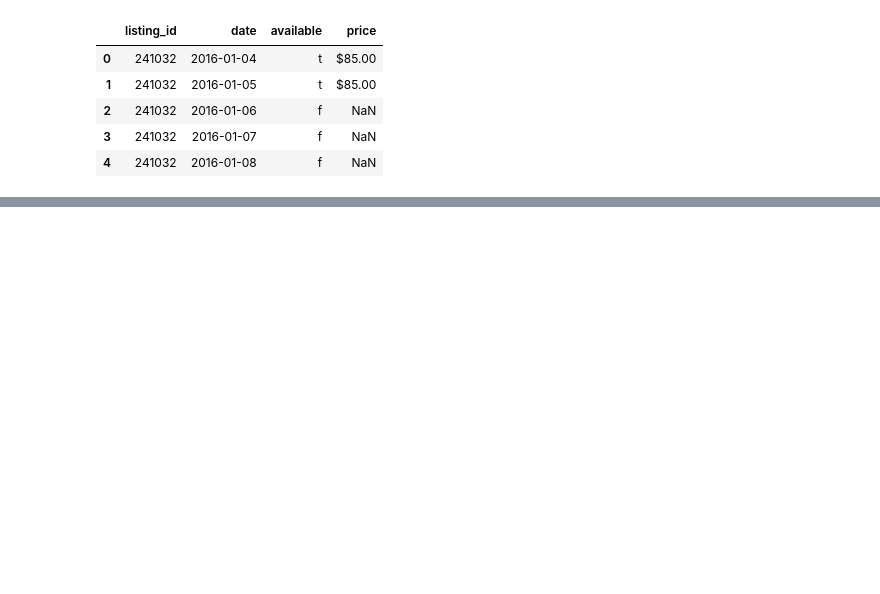
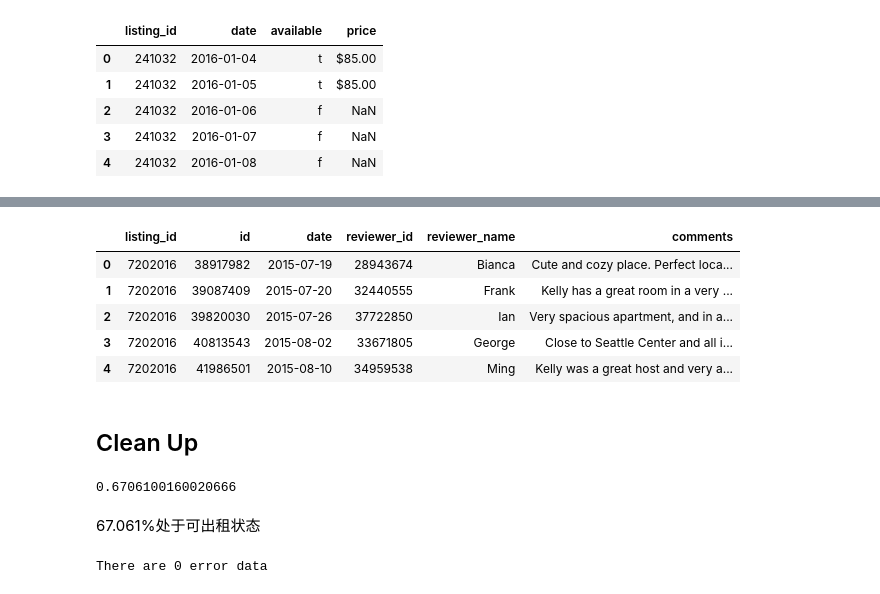
Before and after one commit to Rheasilvia/airbnb, a Jupyter notebook: airbnb.ipynb, the cells around one changed output, grey strips where cells are left out. Cells and saved outputs as stored; diff of their text form; code cells hidden in the pictures; blank space fills up the shorter version.

```diff
--- a/airbnb.ipynb
+++ b/airbnb.ipynb
@@ -51,0 +218,26 @@ df_boston_airbnb_calendar_raw.head()
+# %%
+df_settle_reviews_raw.head()
+# %% [output]
+|  | listing_id | id | date | reviewer_id | reviewer_name | comments |
+| 0 | 7202016 | 38917982 | 2015-07-19 | 28943674 | Bianca | Cute and cozy place. Perfect loca... |
+| 1 | 7202016 | 39087409 | 2015-07-20 | 32440555 | Frank | Kelly has a great room in a very ... |
+| 2 | 7202016 | 39820030 | 2015-07-26 | 37722850 | Ian | Very spacious apartment, and in a... |
+| 3 | 7202016 | 40813543 | 2015-08-02 | 33671805 | George | Close to Seattle Center and all i... |
+| 4 | 7202016 | 41986501 | 2015-08-10 | 34959538 | Ming | Kelly was a great host and very a... |
+# %% [markdown]
+## Clean Up
+# %%
+## available settle
+df_settle_clendar_raw.loc[df_settle_clendar_raw['available']=='t'].shape[0]/df_settle_clendar_raw.shape[0]
+# %% [output]
+0.6706100160020666
+# %% [markdown]
+67.061%处于可出租状态
+# %%
+# Error Data
+na_price = df_settle_clendar_raw[pd.isna(df_settle_clendar_raw['price'])]
+error = na_price.loc[na_price['available']=='t']
+
+print ('There are {} error data'.format(error.shape[0]))
+# %% [output]
+There are 0 error data
```
Also changed, not shown: parts of 19 cells of this notebook.
